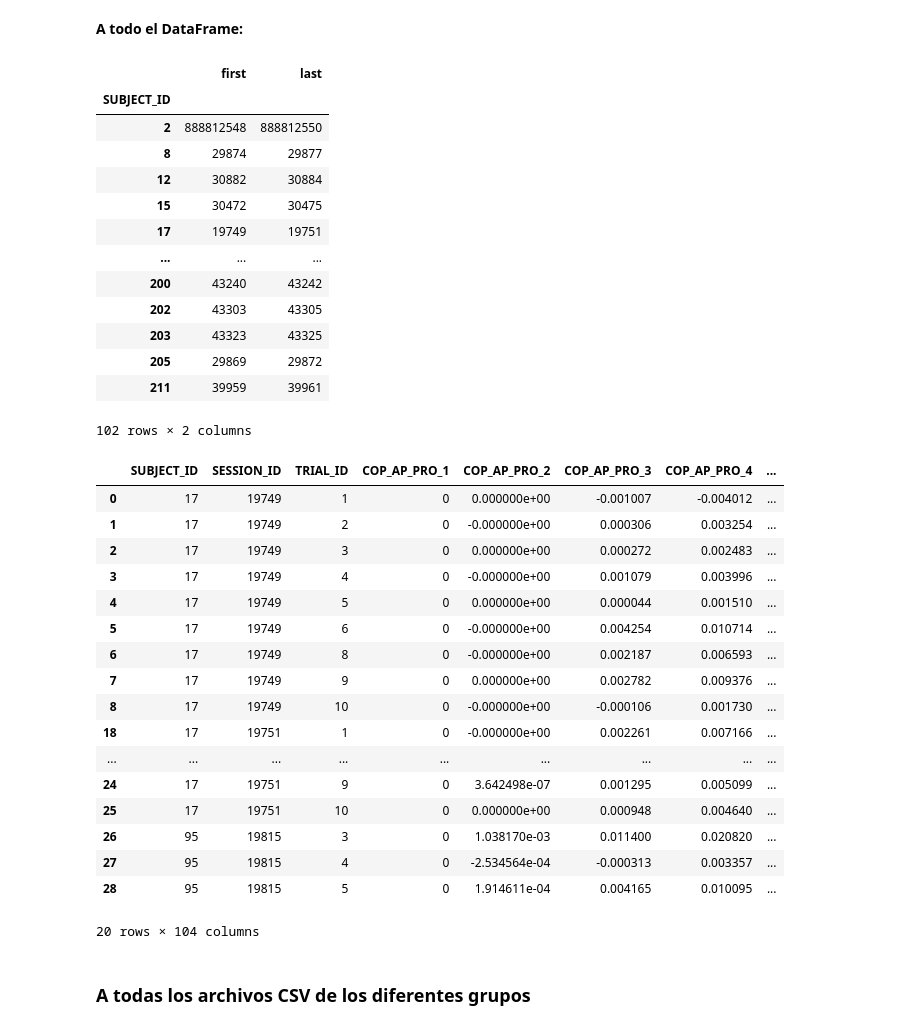
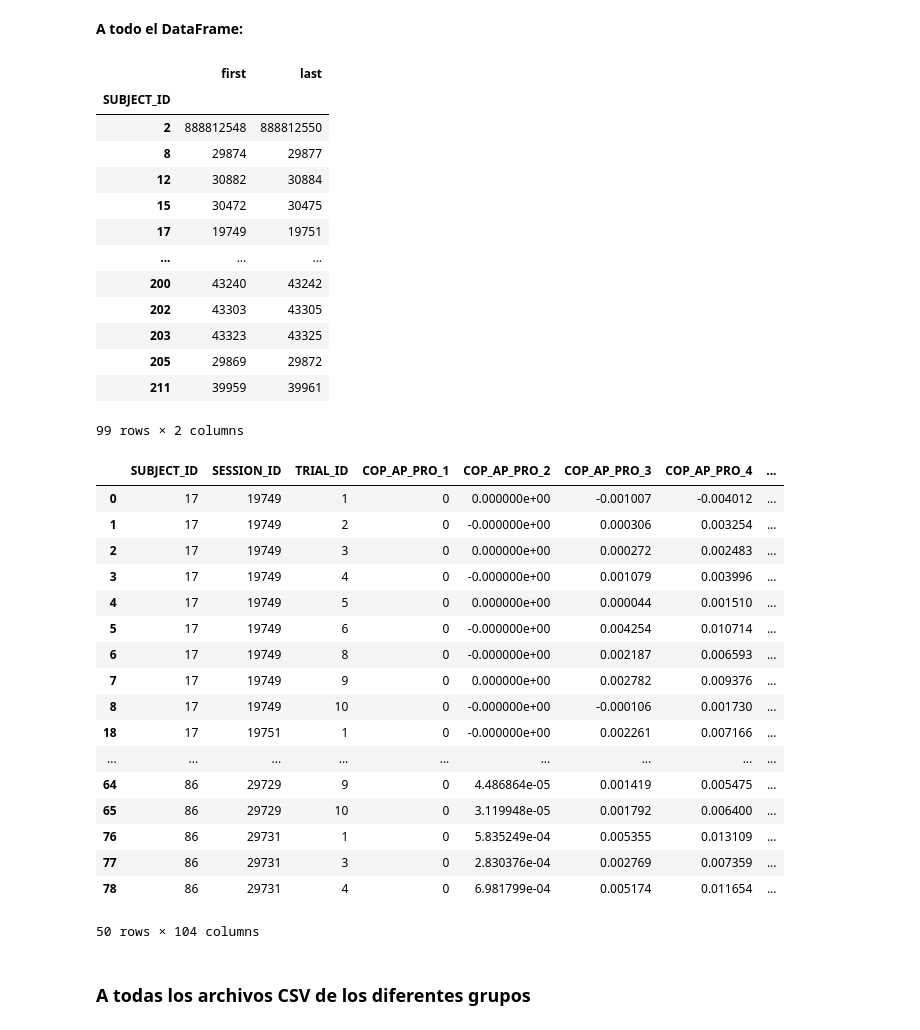
Before and after one commit to bernatsort/Therapy-Progress-Gait-Prediction, a Jupyter notebook: code.ipynb, the cells around one changed output. Cells and saved outputs as stored; diff of their text form; code cells hidden in the pictures.

Commit message:
first & last session per patient (correct)

```diff
--- a/code.ipynb
+++ b/code.ipynb
@@ -1265,9 +1128,11 @@ Nos quedamos sólo con la primera y la última sesión por paciente.
 **Primera aproximación de ejemplo:**
 # %%
 # HC
-GROUP_DATA_TRAIN_FOLDER = os.path.join(DATA_ROOT, 'groups_data_train')
-GROUP_DATA_TRAIN_SUBFOLDER = os.path.join(GROUP_DATA_TRAIN_FOLDER,  'HC_data')
-GRF_COP_AP_PRO_left_train_HC = pd.read_csv(os.path.join(GROUP_DATA_TRAIN_SUBFOLDER, 'GRF_COP_AP_PRO_left_train_HC.csv'))
+GROUPS_SESSIONS_DATA_TRAIN_ = os.path.join(DATA_ROOT, 'groups_sessions_data_train')
+GROUPS_3_SESSIONS_DATA_TRAIN = os.path.join(GROUPS_SESSIONS_DATA_TRAIN_, 'groups_3sessions_data_train')
+
+GROUPS_3_SESSIONS_DATA_TRAIN_SUNFOLDER = os.path.join(GROUPS_3_SESSIONS_DATA_TRAIN,  'HC_data')
+GRF_COP_AP_PRO_left_train_HC = pd.read_csv(os.path.join(GROUPS_3_SESSIONS_DATA_TRAIN_SUNFOLDER, 'GRF_COP_AP_PRO_left_train_HC.csv'))
 # %%
 GRF_COP_AP_PRO_left_train_HC
 # %% [output]
@@ -1380,32 +1245,32 @@ first_last_sessions
 | 203 | 43323 | 43325 |
 | 205 | 29869 | 29872 |
 | 211 | 39959 | 39961 |
-102 rows × 2 columns
+99 rows × 2 columns
 # %%
 # Filter the original data using the selected first and last session IDs
 filtered_data = GRF_COP_AP_PRO_left_train_HC[GRF_COP_AP_PRO_left_train_HC['SESSION_ID'].isin(first_last_sessions.values.flatten())]
 
 # Print the resulting DataFrame
-display(filtered_data.head(20))
+display(filtered_data.head(50))
 # %% [output]
 |  | SUBJECT_ID | SESSION_ID | TRIAL_ID | COP_AP_PRO_1 | COP_AP_PRO_2 | COP_AP_PRO_3 | COP_AP_PRO_4 | ... |
 | 0 | 17 | 19749 | 1 | 0 | 0.000000e+00 | -0.001007 | -0.004012 | ... |
 | 1 | 17 | 19749 | 2 | 0 | -0.000000e+00 | 0.000306 | 0.003254 | ... |
 | 2 | 17 | 19749 | 3 | 0 | 0.000000e+00 | 0.000272 | 0.002483 | ... |
 | 3 | 17 | 19749 | 4 | 0 | -0.000000e+00 | 0.001079 | 0.003996 | ... |
 | 4 | 17 | 19749 | 5 | 0 | 0.000000e+00 | 0.000044 | 0.001510 | ... |
 | 5 | 17 | 19749 | 6 | 0 | -0.000000e+00 | 0.004254 | 0.010714 | ... |
 | 6 | 17 | 19749 | 8 | 0 | -0.000000e+00 | 0.002187 | 0.006593 | ... |
 | 7 | 17 | 19749 | 9 | 0 | 0.000000e+00 | 0.002782 | 0.009376 | ... |
 | 8 | 17 | 19749 | 10 | 0 | -0.000000e+00 | -0.000106 | 0.001730 | ... |
 | 18 | 17 | 19751 | 1 | 0 | -0.000000e+00 | 0.002261 | 0.007166 | ... |
 | ... | ... | ... | ... | ... | ... | ... | ... | ... |
-| 24 | 17 | 19751 | 9 | 0 | 3.642498e-07 | 0.001295 | 0.005099 | ... |
-| 25 | 17 | 19751 | 10 | 0 | 0.000000e+00 | 0.000948 | 0.004640 | ... |
-| 26 | 95 | 19815 | 3 | 0 | 1.038170e-03 | 0.011400 | 0.020820 | ... |
-| 27 | 95 | 19815 | 4 | 0 | -2.534564e-04 | -0.000313 | 0.003357 | ... |
-| 28 | 95 | 19815 | 5 | 0 | 1.914611e-04 | 0.004165 | 0.010095 | ... |
+| 64 | 86 | 29729 | 9 | 0 | 4.486864e-05 | 0.001419 | 0.005475 | ... |
+| 65 | 86 | 29729 | 10 | 0 | 3.119948e-05 | 0.001792 | 0.006400 | ... |
+| 76 | 86 | 29731 | 1 | 0 | 5.835249e-04 | 0.005355 | 0.013109 | ... |
+| 77 | 86 | 29731 | 3 | 0 | 2.830376e-04 | 0.002769 | 0.007359 | ... |
+| 78 | 86 | 29731 | 4 | 0 | 6.981799e-04 | 0.005174 | 0.011654 | ... |
-20 rows × 104 columns
+50 rows × 104 columns
 # %% [markdown]
 ### A todas los archivos CSV de los diferentes grupos
 # %%
```
Also changed, not shown: parts of 25 cells of this notebook.
